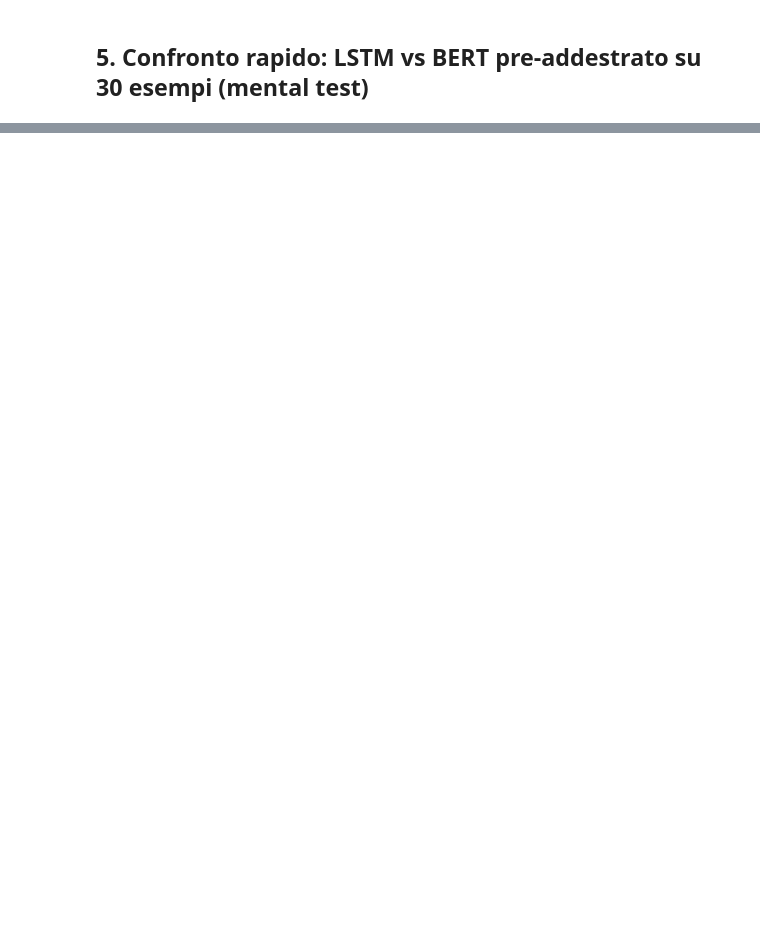
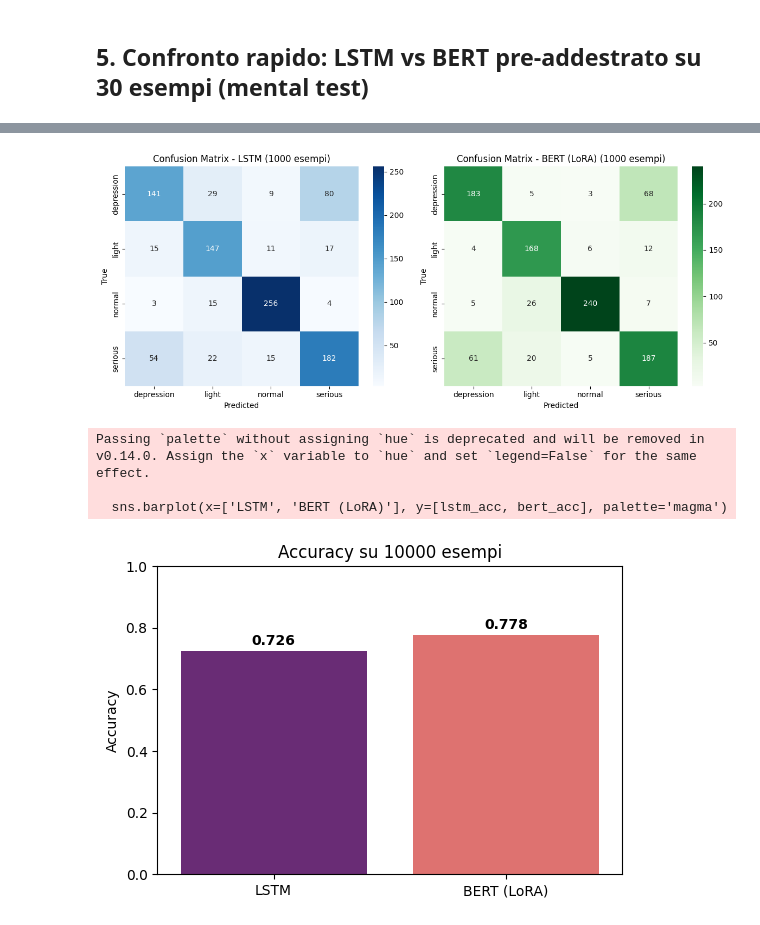
Before and after one commit to DataScience-Golddiggers/Faboulous-Interpretr, a Jupyter notebook: notebooks/sentiment_comparison.ipynb, the cells around one changed output, grey strips where cells are left out. Drawn from its saved outputs; the diff is of its cells as text; code cells hidden in the pictures; blank space fills up the shorter version.

```diff
--- a/notebooks/sentiment_comparison.ipynb
+++ b/notebooks/sentiment_comparison.ipynb
@@ -575,41 +613,33 @@ bert_acc, cm_bert = evaluate_run('BERT (xlm-roberta + LoRA)', bert_preds)
 # %%
 # Heatmap delle confusion matrix + confronto accuracy
 fig, axes = plt.subplots(1, 2, figsize=(12, 5))
 sns.heatmap(cm_lstm, annot=True, fmt='d', cmap='Blues', xticklabels=labels_eval, yticklabels=labels_eval, ax=axes[0])
-axes[0].set_title('Confusion Matrix - LSTM (30 esempi mental)')
+axes[0].set_title('Confusion Matrix - LSTM (1000 esempi)')
 axes[0].set_xlabel('Predicted')
 axes[0].set_ylabel('True')
 
 sns.heatmap(cm_bert, annot=True, fmt='d', cmap='Greens', xticklabels=labels_eval, yticklabels=labels_eval, ax=axes[1])
-axes[1].set_title('Confusion Matrix - BERT (LoRA) (30 esempi mental)')
+axes[1].set_title('Confusion Matrix - BERT (LoRA) (1000 esempi)')
 axes[1].set_xlabel('Predicted')
 axes[1].set_ylabel('True')
 plt.tight_layout()
 plt.show()
 
-
 # Bar chart accuracy
-
-
 plt.figure(figsize=(6, 4))
-
-
 sns.barplot(x=['LSTM', 'BERT (LoRA)'], y=[lstm_acc, bert_acc], palette='magma')
-
-
 plt.ylim(0, 1)
 
-
 for i, v in enumerate([lstm_acc, bert_acc]):
-
-
     plt.text(i, v + 0.02, f"{v:.3f}", ha='center', fontweight='bold')
 
-
-plt.title('Accuracy su 30 esempi mental test')
-
-
+plt.title('Accuracy su 10000 esempi')
 plt.ylabel('Accuracy')
 
-
 plt.show()
+# %% [output]
+[figure, added]
+Passing `palette` without assigning `hue` is deprecated and will be removed in v0.14.0. Assign the `x` variable to `hue` and set `legend=False` for the same effect.
+
+  sns.barplot(x=['LSTM', 'BERT (LoRA)'], y=[lstm_acc, bert_acc], palette='magma')
+[figure, added]
```
Also changed, not shown: parts of 8 cells of this notebook, 5 other files.
